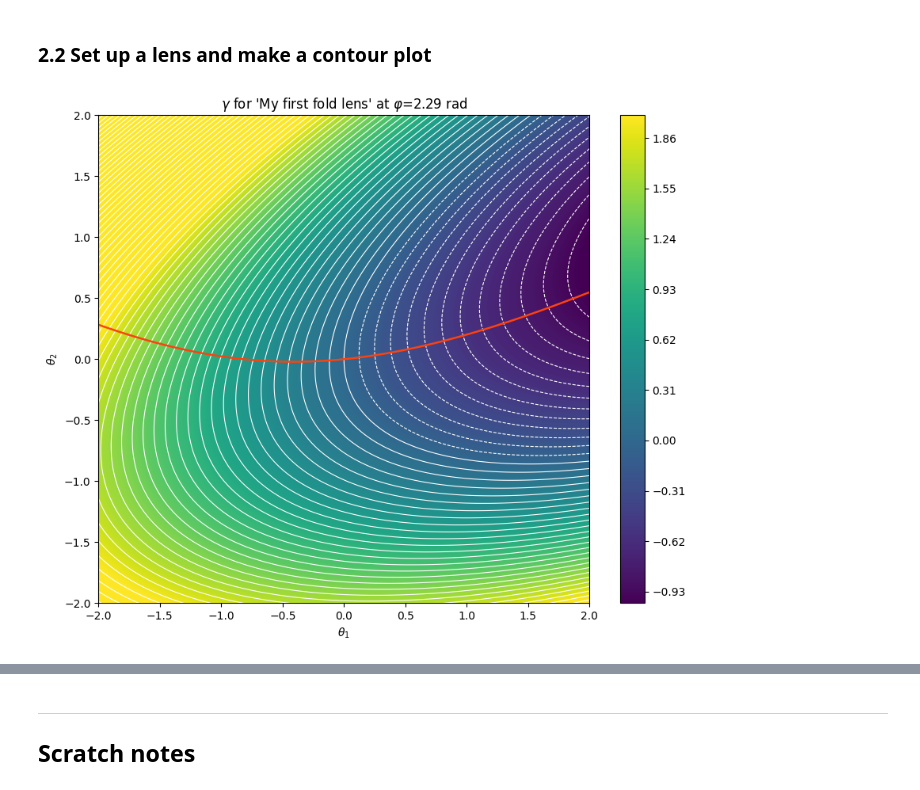
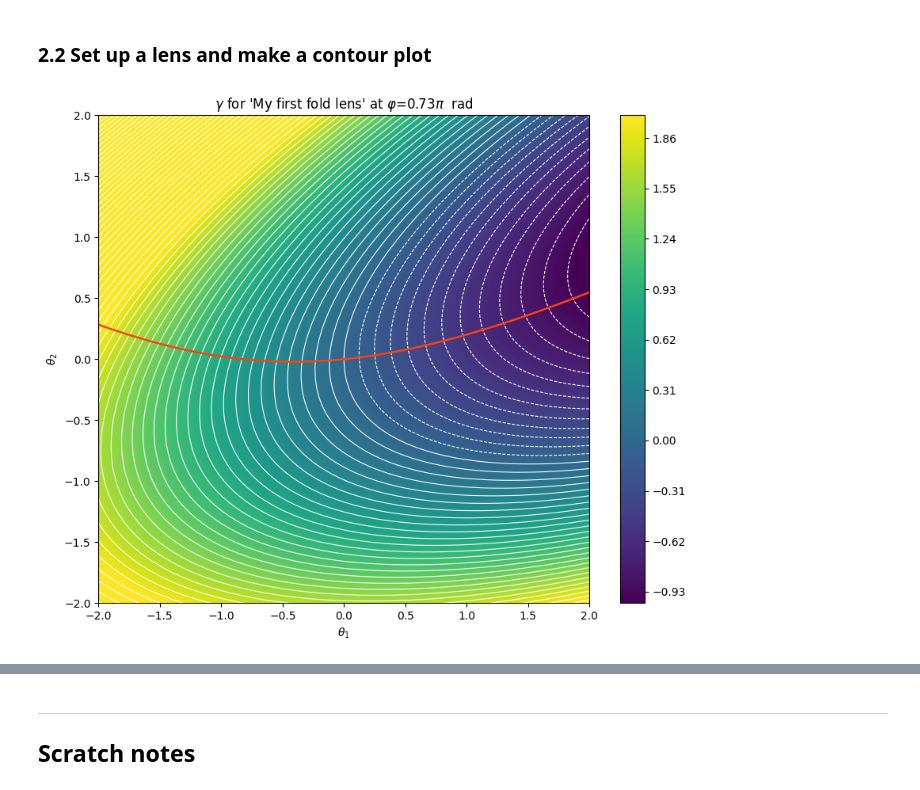
Before and after one commit to chrisharhaw/Optical_Drift_Effects, a Jupyter notebook: notebooks/caustics.ipynb, the cells around one changed output, grey strips where cells are left out. Saved outputs shown, nothing was run; the diff lists cells and outputs as text; code cells hidden in the pictures.

```diff
--- a/notebooks/caustics.ipynb
+++ b/notebooks/caustics.ipynb
@@ -344,33 +345,33 @@ class FoldLens(AbstractLens):
 # --- Define the lens --
 cl = FoldLens(a=1., b=-0.1, c=0.35, d=1., name="My first fold lens")
 
 # --- Angle of the gradient ---
 phi = 0.73 * np.pi
 
 # --- Define the grid of V1 and V2 ---
 V1_range = (-2., 2.)
 N_V1 = 200
 V2_range = (-2., 2.)
 N_V2 = 200
 V1, V2 = np.meshgrid(np.linspace(*V1_range, N_V1), np.linspace(*V2_range, N_V2))
 
 # --- Compute gamma on the grid ---
 gamma = cl.gamma(phi=phi, theta1=V1, theta2=V2)
 
 clamped_gamma = np.empty_like(gamma)    # clamped to the range [-1, 2]
 for i in range(gamma.shape[0]):
     for j in range(gamma.shape[1]):
         clamped_gamma[i, j] = clamp(gamma[i, j], -1., 2.)
 
 # --- Make the plot ---
 fig, ax = plt.subplots(figsize=(10, 8))
 plt.contourf(V1, V2, clamped_gamma, levels=300, cmap=mpl.colormaps.get_cmap('viridis'))
 plt.colorbar()
 plt.contour(V1, V2, gamma, levels=80, colors='white', linewidths=(0.8,))
-plt.contour(V1, V2, cl.detA(V1, V2), levels=np.array([0.]), colors='xkcd:orangered', linewidths=(1.8,))
+critical_contour = plt.contour(V1, V2, cl.detA(V1, V2), levels=np.array([0.]), colors='xkcd:orangered', linewidths=(1.8,))
 ax.set_xlabel(r"$\theta_1$")
 ax.set_ylabel(r"$\theta_2$")
-ax.set_title(r"$\gamma$" + f" for '{cl.name}' at " + r"$\varphi$" + f"={phi:.2f} rad")
+ax.set_title(r"$\gamma$" + f" for '{cl.name}' at " + r"$\varphi$" + f"={phi/(np.pi):.2f}" + r"$\pi$  rad")
 plt.show()
 # %% [output]
-[figure, old version]
+[figure, new version]
```
Also changed, not shown: parts of 5 cells of this notebook.
